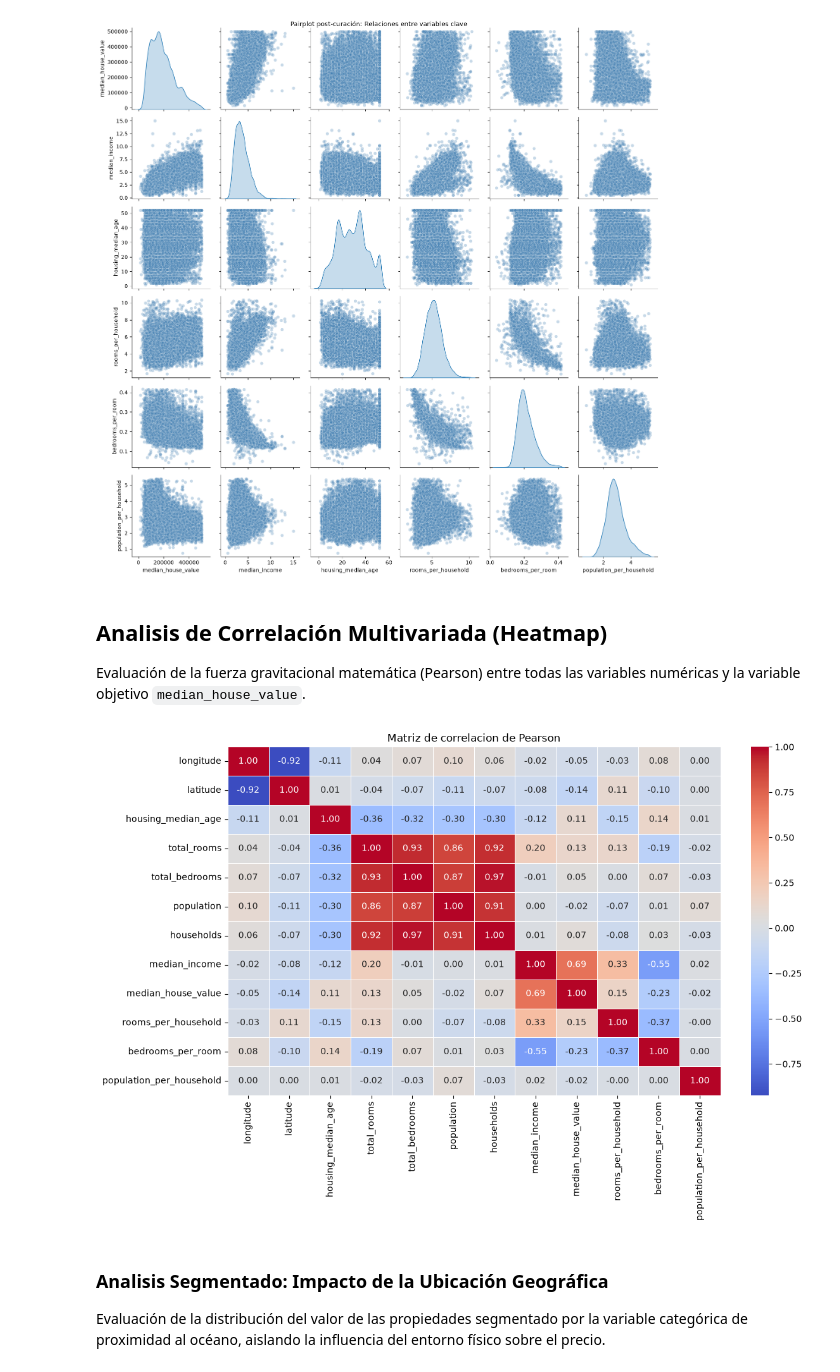
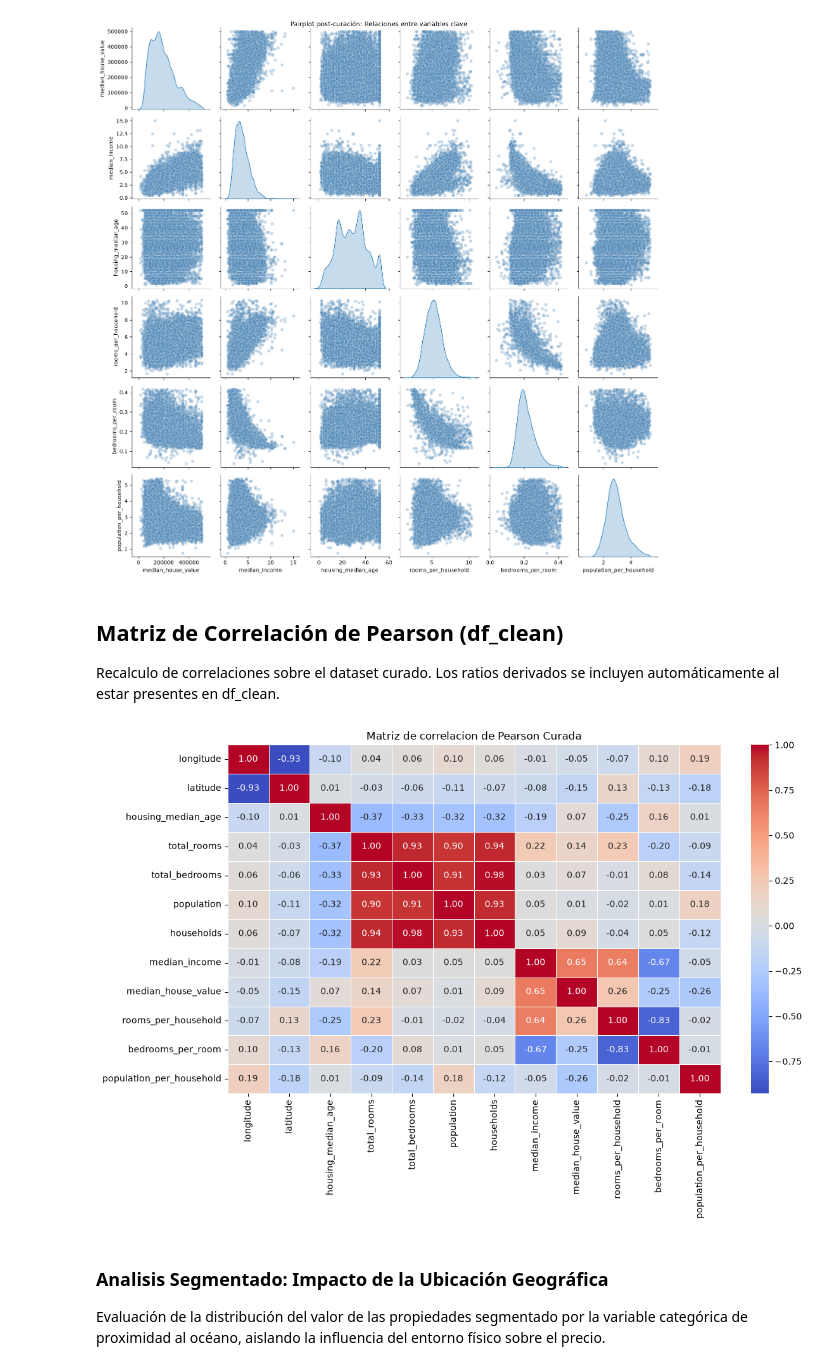
Before and after one commit to Cesahz/california-housing-energy-eda, a Jupyter notebook: notebooks/1.0-california-housing-eda.ipynb, the cells around one changed output. Cells and saved outputs as stored; diff of their text form; code cells hidden in the pictures.

Commit message:
feat: actualizar heatmap de correlacion a df_clean con ratios incluidos

```diff
--- a/notebooks/1.0-california-housing-eda.ipynb
+++ b/notebooks/1.0-california-housing-eda.ipynb
@@ -349,27 +349,28 @@ plt.show()
 # %% [output]
 [figure]
 # %% [markdown]
-## Analisis de Correlación Multivariada (Heatmap)
-Evaluación de la fuerza gravitacional matemática (Pearson) entre todas las variables numéricas y la variable objetivo `median_house_value`.
+## Matriz de Correlación de Pearson (df_clean)
+Recalculo de correlaciones sobre el dataset curado. Los ratios derivados
+se incluyen automáticamente al estar presentes en df_clean.
 # %%
 #mapa de correlacion de Pearson
 
 #filtrar solo la columna numerica
-columnas_numericas = df.select_dtypes(include=[np.number])
+columnas_numericas = df_clean.select_dtypes(include=[np.number])
 
 #calcular la matriz matematica de correlacion
 matriz_correlacion = columnas_numericas.corr()
 
 #dibujar mapa de calor
 plt.figure(figsize=(12, 8))
 
 sns.heatmap(matriz_correlacion, annot=True, cmap='coolwarm', fmt='.2f', linewidths=0.5)
 
-plt.title('Matriz de correlacion de Pearson')
+plt.title('Matriz de correlacion de Pearson Curada')
 plt.tight_layout()
 plt.show()
 # %% [output]
-[figure, old version]
+[figure, new version]
 # %% [markdown]
 ### Analisis Segmentado: Impacto de la Ubicación Geográfica
 Evaluación de la distribución del valor de las propiedades segmentado por la variable categórica de proximidad al océano, aislando la influencia del entorno físico sobre el precio.
```
